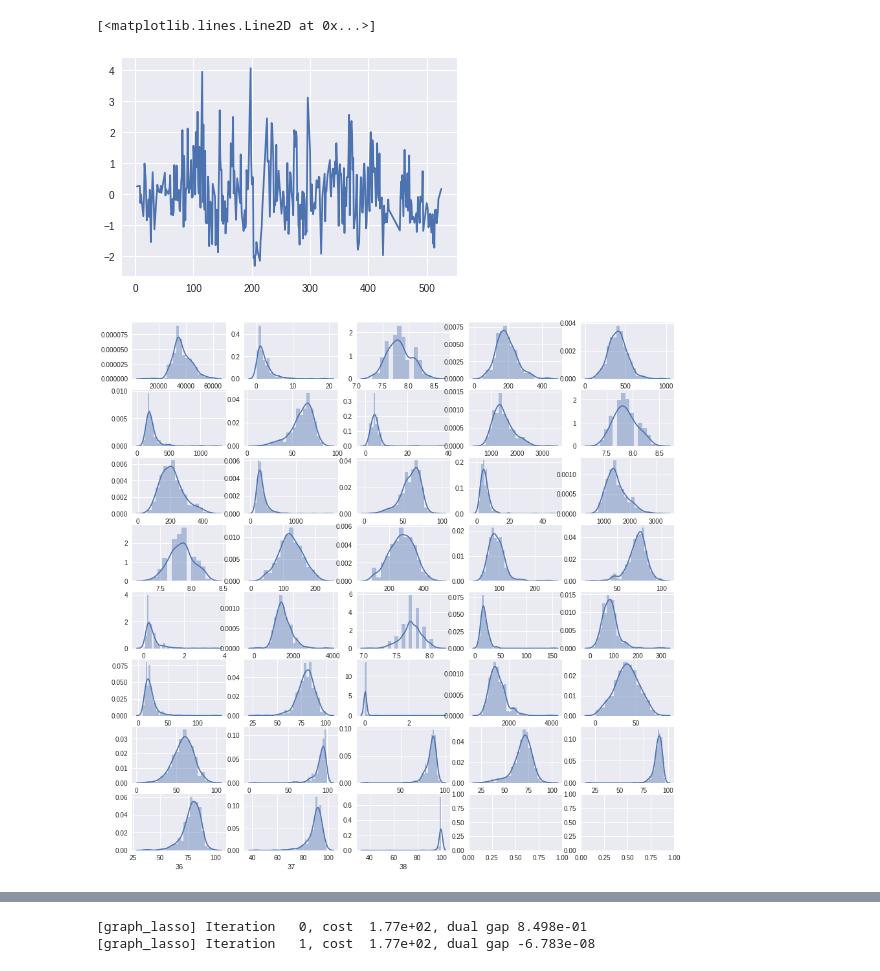
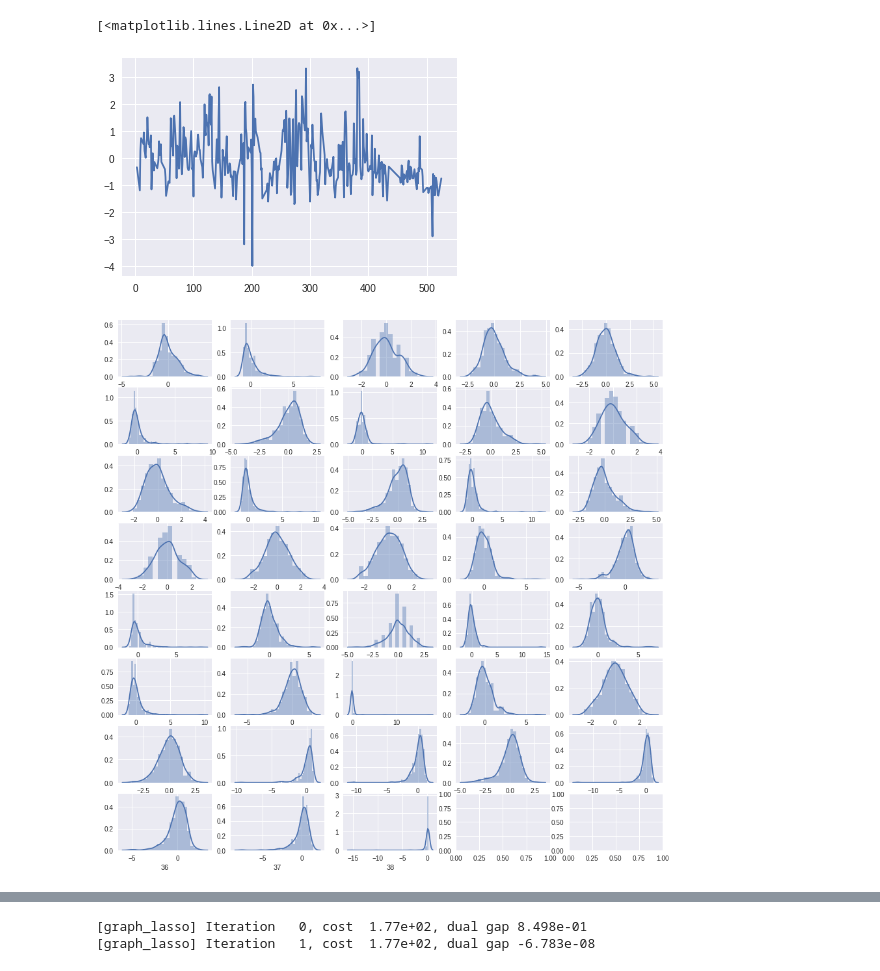
Before and after one commit to ytakashina/notebooks, a Jupyter notebook: glasso/glasso-anomaly.ipynb, the cells around one changed output, grey strips where cells are left out. Saved outputs shown, nothing was run; the diff lists cells and outputs as text; code cells hidden in the pictures.

```diff
--- a/glasso/glasso-anomaly.ipynb
+++ b/glasso/glasso-anomaly.ipynb
@@ -8,7 +9,6 @@ import graphviz
 import matplotlib.pyplot as plt
 % matplotlib inline
 # %%
-df = pd.read_csv('data/water-treatment.csv', header=None, na_values='?')
-df = df.drop(df.columns[0], axis=1)
-df[:5]
+df_raw = pd.read_csv('data/water-treatment.csv', header=None, na_values='?')
+df_raw[:5]
 # %% [output]
@@ -21,0 +22,5 @@ df[:5]
+# %%
+df_norm = df_raw.drop(df_raw.columns[0], axis=1)
+df = df_norm.dropna()
+print('Number of records: ', len(df_raw), '->', len(df))
+df[:5]
@@ -21,0 +36,8 @@ df[:5]
+# %%
+mean = df.mean(axis=0)
+std = df.std(axis=0)
+for i in range(1, 39):
+    df_norm[i] = (df_norm[i] - mean[i]) / std[i]
+    df[i] = (df[i] - mean[i]) / std[i]
+
+df[:5]
@@ -22,13 +57,12 @@ df[:5]
 # %%
-plt.plot(df[4])
+plt.figure(figsize=(6, 4))
+plt.plot(df[1])
 # %% [output]
 [<matplotlib.lines.Line2D at 0x...>]
-[figure, old version]
+[figure, new version]
 # %%
-df = df.dropna()
-
 f, axes = plt.subplots(8, 5, figsize=(15, 15))
 for i in range(38):
     seaborn.distplot(df[i+1], ax=axes[int(i/5)][int(i%5)])
 # %% [output]
-[figure, old version]
+[figure, new version]
```
Also changed, not shown: parts of 21 cells of this notebook.
